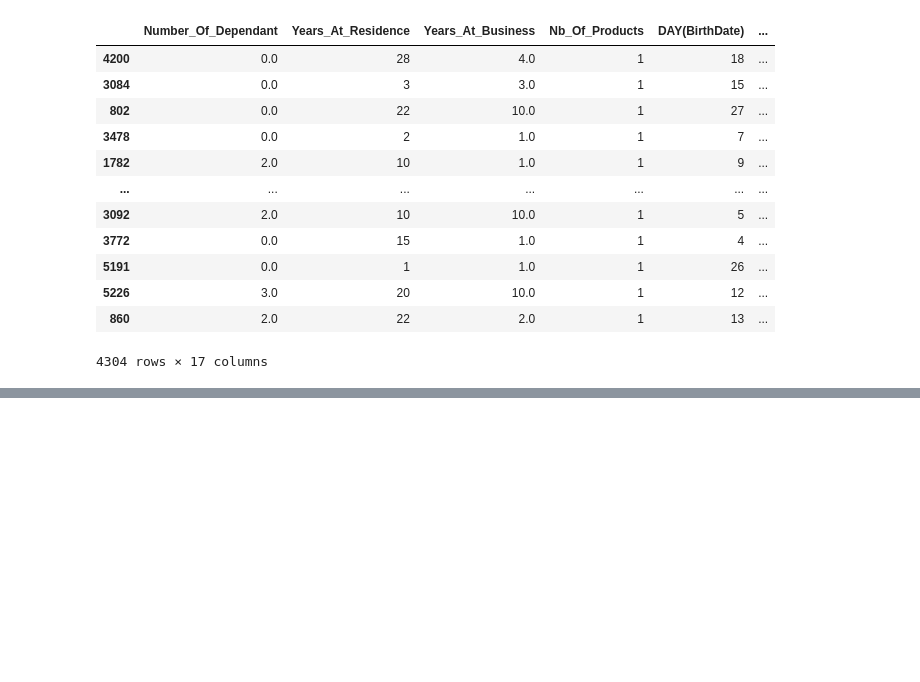
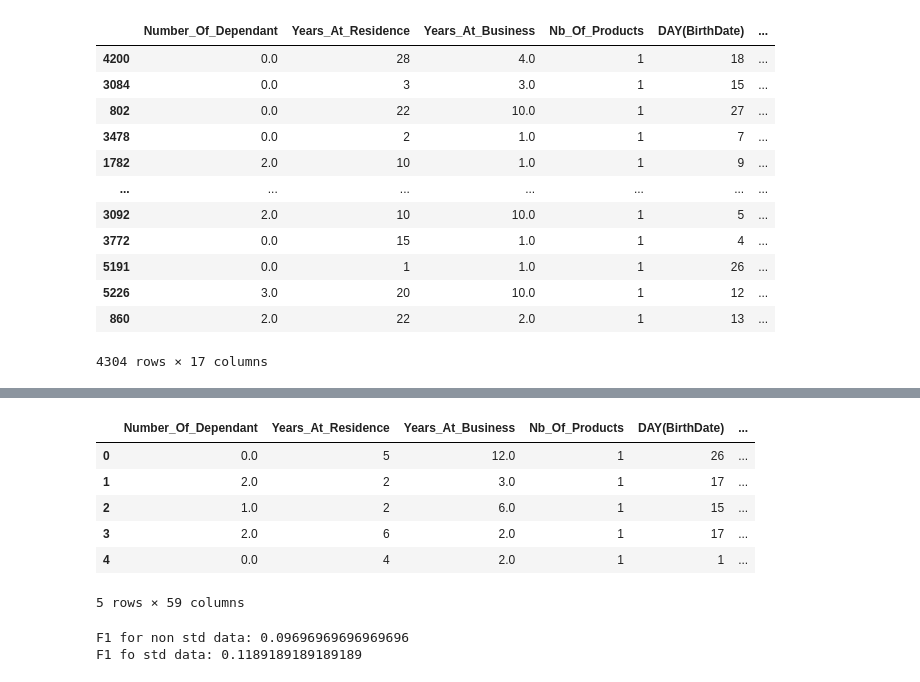
Before and after one commit to gui-marra/Credit-Issue---Final-Project-ML2, a Jupyter notebook: Notebooks/Big picture.ipynb, the cells around one changed output, grey strips where cells are left out. Saved outputs shown, nothing was run; the diff lists cells and outputs as text; code cells hidden in the pictures; blank space fills up the shorter version.

Commit message:
up to date.

```diff
--- a/Notebooks/Big picture.ipynb
+++ b/Notebooks/Big picture.ipynb
@@ -168,0 +273,12 @@ pipeline_optimizer.export('tpot_exported_pipeline.py')
+# %%
+tmp = pd.read_csv("../data/data2_no_label_cluster.csv")
+tmp["Y"] = var3
+tmp.head()
+# %% [output]
+|  | Number_Of_Dependant | Years_At_Residence | Years_At_Business | Nb_Of_Products | DAY(BirthDate) | ... |
+| 0 | 0.0 | 5 | 12.0 | 1 | 26 | ... |
+| 1 | 2.0 | 2 | 3.0 | 1 | 17 | ... |
+| 2 | 1.0 | 2 | 6.0 | 1 | 15 | ... |
+| 3 | 2.0 | 6 | 2.0 | 1 | 17 | ... |
+| 4 | 0.0 | 4 | 2.0 | 1 | 1 | ... |
+5 rows × 59 columns
@@ -168,0 +303,17 @@ pipeline_optimizer.export('tpot_exported_pipeline.py')
+# %%
+from sklearn.metrics import f1_score
+from sklearn.metrics import classification_report
+classifier = DecisionTreeClassifier()
+
+classifier.fit(X_train, y_train)
+y_pred = classifier.predict(X_test)
+f1_test = f1_score(y_test, y_pred)
+print(f"F1 for non std data: {f1_test}")
+
+classifier.fit(X_train_std, y_train)
+y_pred_std = classifier.predict(X_test_std)
+f1_test_std = f1_score(y_test, y_pred_std)
+print(f"F1 fo std data: {f1_test_std}")
+# %% [output]
+F1 for non std data: 0.09696969696969696
+F1 fo std data: 0.1189189189189189
```
Also changed, not shown: parts of 21 cells of this notebook, 4 other files.
